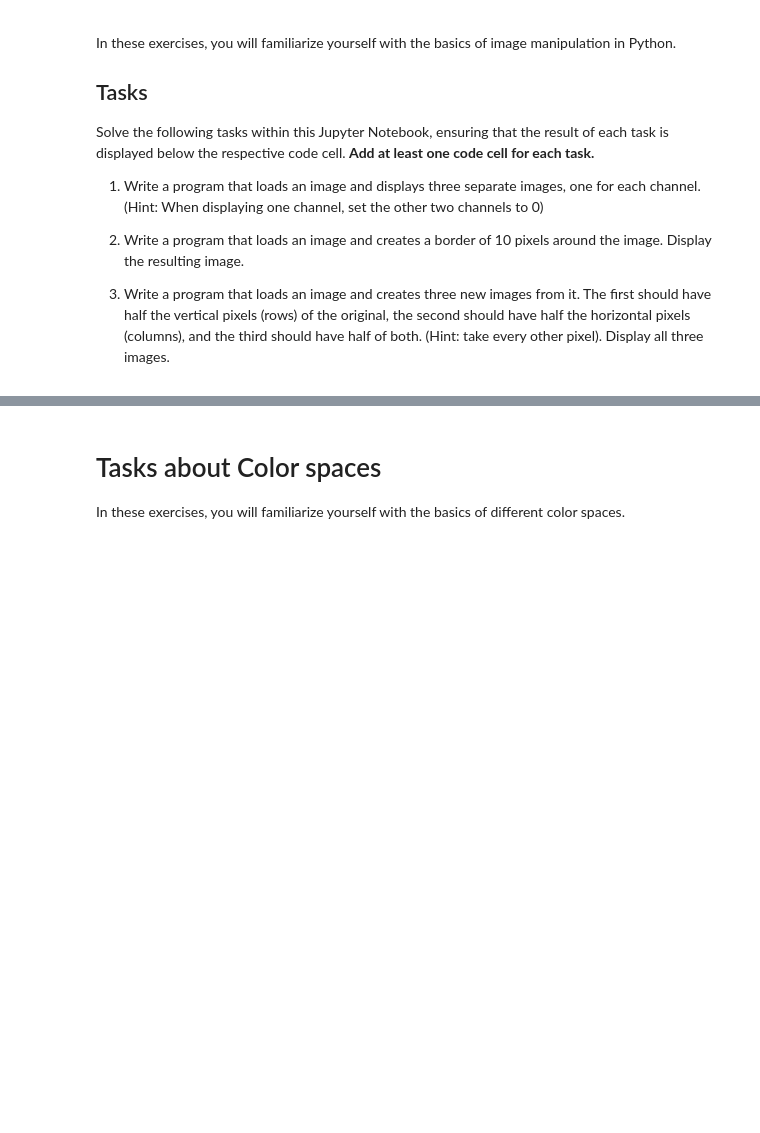
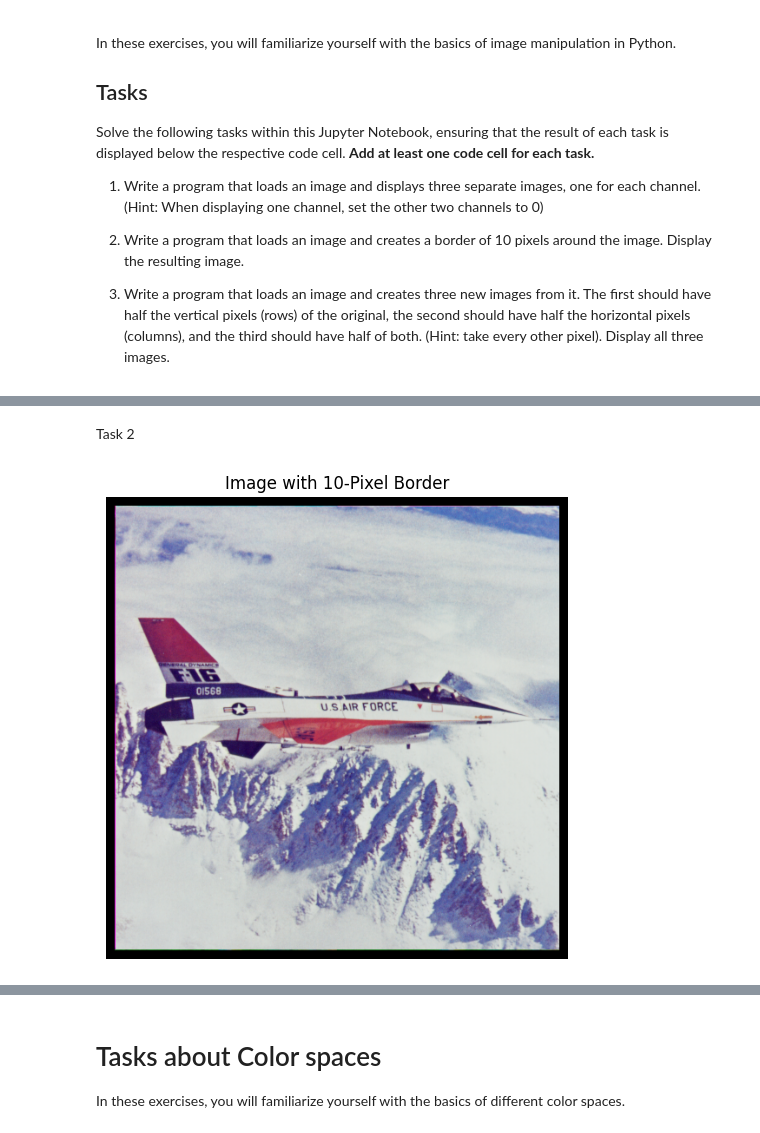
Before and after one commit to pui-sum-rv/lab1-Ai-kz-Ai, a Jupyter notebook: lab1.ipynb, the cells around one changed output, grey strips where cells are left out. Cells and saved outputs as stored; diff of their text form; code cells hidden in the pictures; blank space fills up the shorter version.

```diff
--- a/lab1.ipynb
+++ b/lab1.ipynb
@@ -209,0 +247,21 @@ Solve the following tasks within this Jupyter Notebook, ensuring that the result
+# %% [markdown]
+Task 2
+# %%
+import cv2
+import matplotlib.pyplot as plt
+
+# Load the image
+image = cv2.imread("images/airplane.bmp")
+image = cv2.cvtColor(image, cv2.COLOR_BGR2RGB)  # Convert BGR to RGB for correct color display
+
+# Add a 10-pixel border (black border)
+bordered_image = cv2.copyMakeBorder(image, 10, 10, 10, 10, cv2.BORDER_CONSTANT, value=(0, 0, 0))
+
+# Display the image with border
+plt.figure(figsize=(6,6))
+plt.imshow(bordered_image)
+plt.title("Image with 10-Pixel Border")
+plt.axis("off")  # Hide axis
+plt.show()
+# %% [output]
+[figure, added]
```
Also changed, not shown: parts of 8 cells of this notebook.
